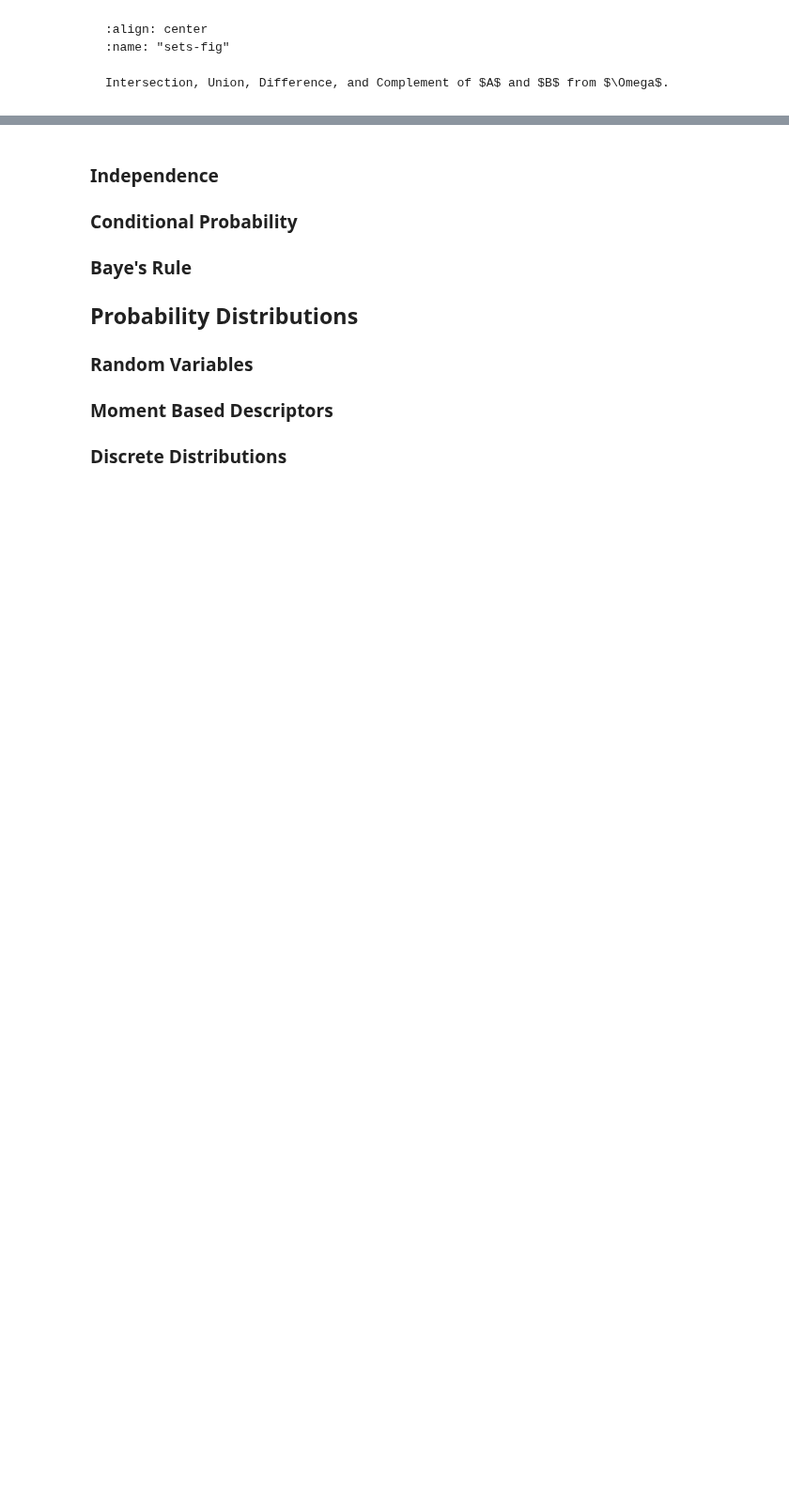
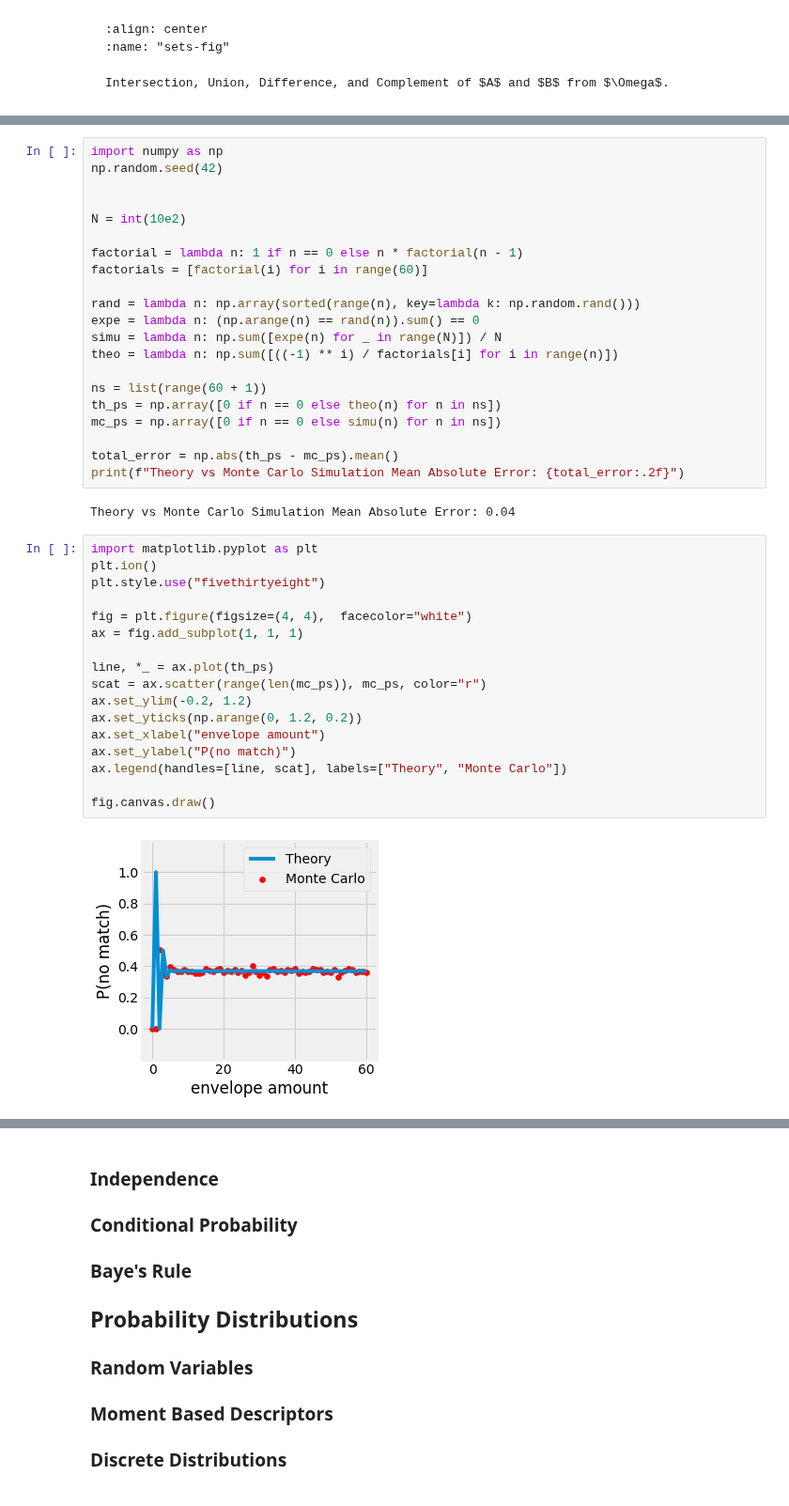
Before and after one commit to yliess86/DataDrivenScienceBook, a Jupyter notebook: data_driven_science_book/2_applied_mathematics/2_probabilities_and_information_theory.ipynb, the cells around one changed output, grey strips where cells are left out. Shown at 94% size. Saved outputs shown, nothing was run; the diff lists cells and outputs as text; blank space fills up the shorter version.

Commit message:
Sets Envelopes

```diff
--- a/data_driven_science_book/2_applied_mathematics/2_probabilities_and_information_theory.ipynb
+++ b/data_driven_science_book/2_applied_mathematics/2_probabilities_and_information_theory.ipynb
@@ -270,0 +366,42 @@ Intersection, Union, Difference, and Complement of $A$ and $B$ from $\Omega$.
+# %%
+import numpy as np
+np.random.seed(42)
+
+
+N = int(10e2)
+
+factorial = lambda n: 1 if n == 0 else n * factorial(n - 1)
+factorials = [factorial(i) for i in range(60)]
+
+rand = lambda n: np.array(sorted(range(n), key=lambda k: np.random.rand()))
+expe = lambda n: (np.arange(n) == rand(n)).sum() == 0
+simu = lambda n: np.sum([expe(n) for _ in range(N)]) / N
+theo = lambda n: np.sum([((-1) ** i) / factorials[i] for i in range(n)])
+
+ns = list(range(60 + 1))
+th_ps = np.array([0 if n == 0 else theo(n) for n in ns])
+mc_ps = np.array([0 if n == 0 else simu(n) for n in ns])
+
+total_error = np.abs(th_ps - mc_ps).mean()
+print(f"Theory vs Monte Carlo Simulation Mean Absolute Error: {total_error:.2f}")
+# %% [output]
+Theory vs Monte Carlo Simulation Mean Absolute Error: 0.04
+# %%
+import matplotlib.pyplot as plt
+plt.ion()
+plt.style.use("fivethirtyeight")
+
+fig = plt.figure(figsize=(4, 4),  facecolor="white")
+ax = fig.add_subplot(1, 1, 1)
+
+line, *_ = ax.plot(th_ps)
+scat = ax.scatter(range(len(mc_ps)), mc_ps, color="r")
+ax.set_ylim(-0.2, 1.2)
+ax.set_yticks(np.arange(0, 1.2, 0.2))
+ax.set_xlabel("envelope amount")
+ax.set_ylabel("P(no match)")
+ax.legend(handles=[line, scat], labels=["Theory", "Monte Carlo"])
+
+fig.canvas.draw()
+# %% [output]
+[figure, added]
```
Also changed, not shown: parts of 9 cells of this notebook.
